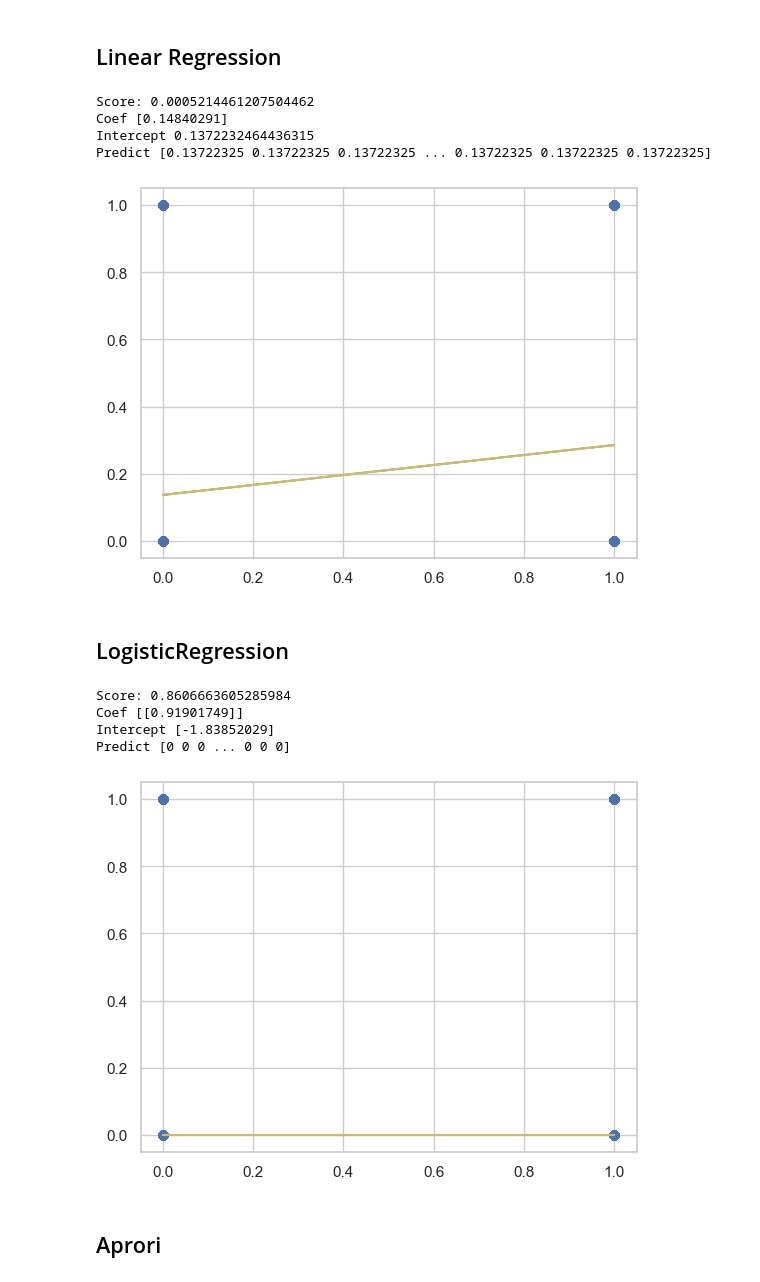
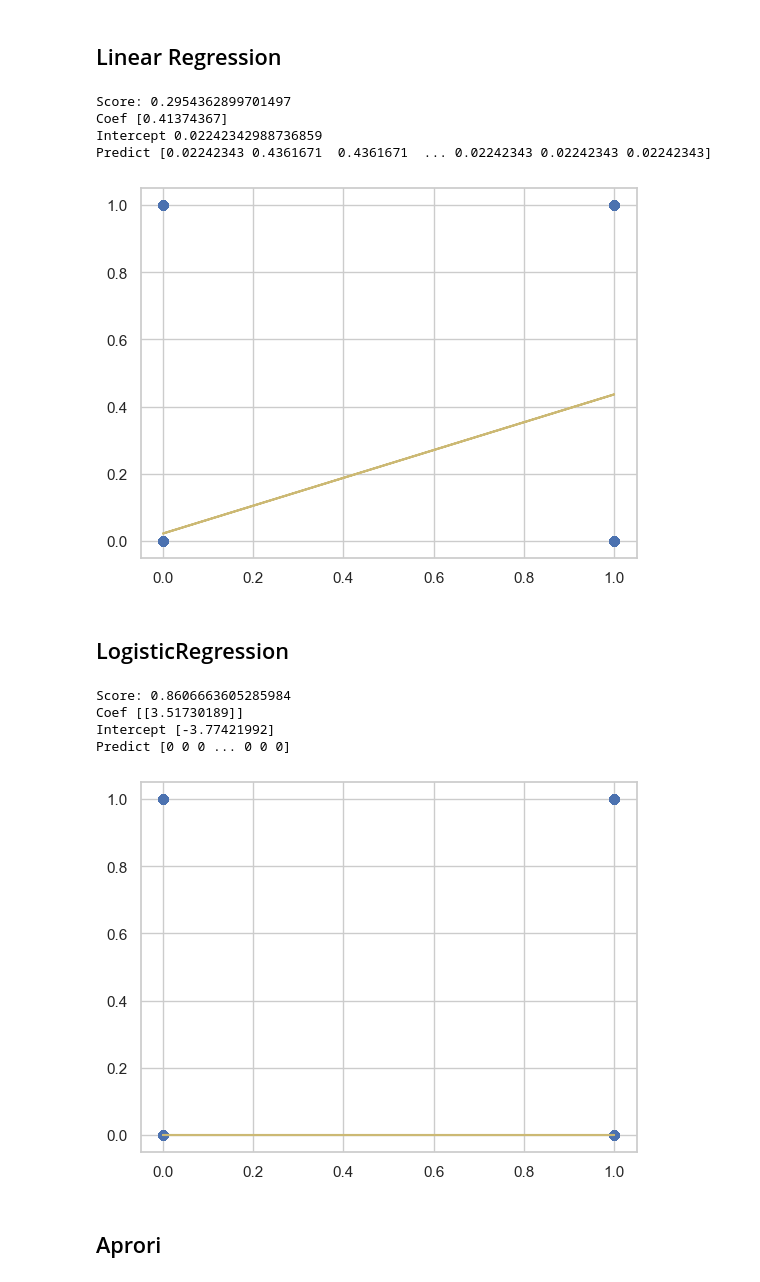
Before and after one commit to komolcia/Julia-Komorowska-Inteligencja-Obliczeniowa, a Jupyter notebook: projekt.ipynb, the cells around one changed output. Saved outputs shown, nothing was run; the diff lists cells and outputs as text; code cells hidden in the pictures.

```diff
--- a/projekt.ipynb
+++ b/projekt.ipynb
@@ -512,27 +530,27 @@ Text(0.5, 1.0, 'Classifiers!')
 # %% [markdown]
 ## Linear Regression
 # %%
-X=df["OTHER_DISEASE"].values.reshape(-1,1)
+X=df['INTUBED'].values.reshape(-1,1)
 y = df["DEATH"].values.astype("int")
 
 X_train, X_test, y_train, y_test = train_test_split(X, y, random_state=0)
 reg = LinearRegression().fit(X_train, y_train)
 print("Score:",reg.score(X_test, y_test))
 
 print("Coef",reg.coef_)
 
 print("Intercept",reg.intercept_)
 
 print("Predict",reg.predict(X_test))
 plt.scatter(X_test, y_test,color ='b')
 plt.plot(X_test, reg.predict(X_test),color ='y');
 plt.show()
 # %% [output]
-Score: 0.0005214461207504462
-Coef [0.14840291]
-Intercept 0.1372232464436315
-Predict [0.13722325 0.13722325 0.13722325 ... 0.13722325 0.13722325 0.13722325]
+Score: 0.2954362899701497
+Coef [0.41374367]
+Intercept 0.02242342988736859
+Predict [0.02242343 0.4361671  0.4361671  ... 0.02242343 0.02242343 0.02242343]
-[figure, old version]
+[figure, new version]
 # %% [markdown]
 ## LogisticRegression
 # %%
@@ -550,8 +568,8 @@ plt.plot(X_test, reg.predict(X_test),color ='y');
 plt.show()
 # %% [output]
 Score: 0.8606663605285984
-Coef [[0.91901749]]
-Intercept [-1.83852029]
+Coef [[3.51730189]]
+Intercept [-3.77421992]
 Predict [0 0 0 ... 0 0 0]
 [figure]
 # %%
```
Also changed, not shown: parts of 18 cells of this notebook.
